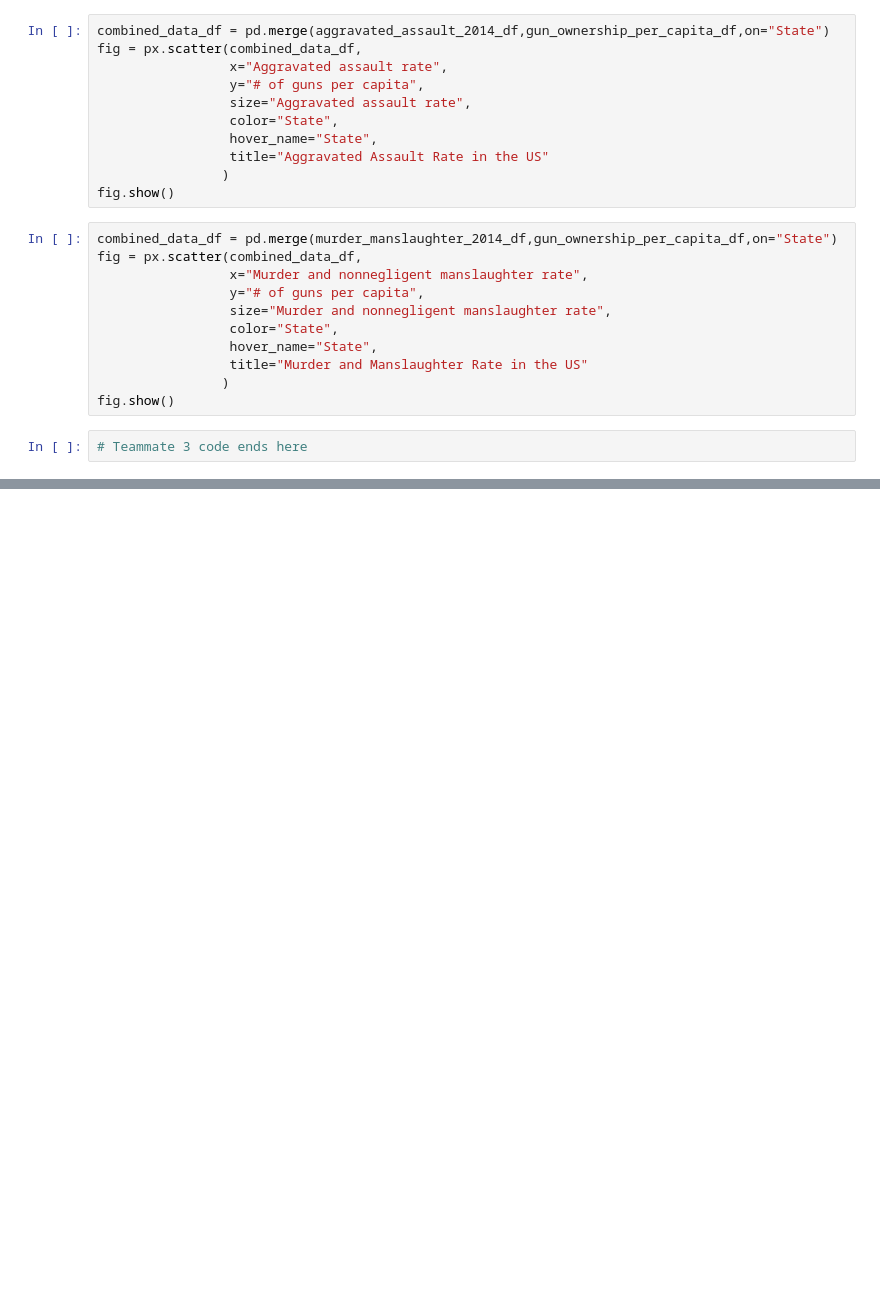
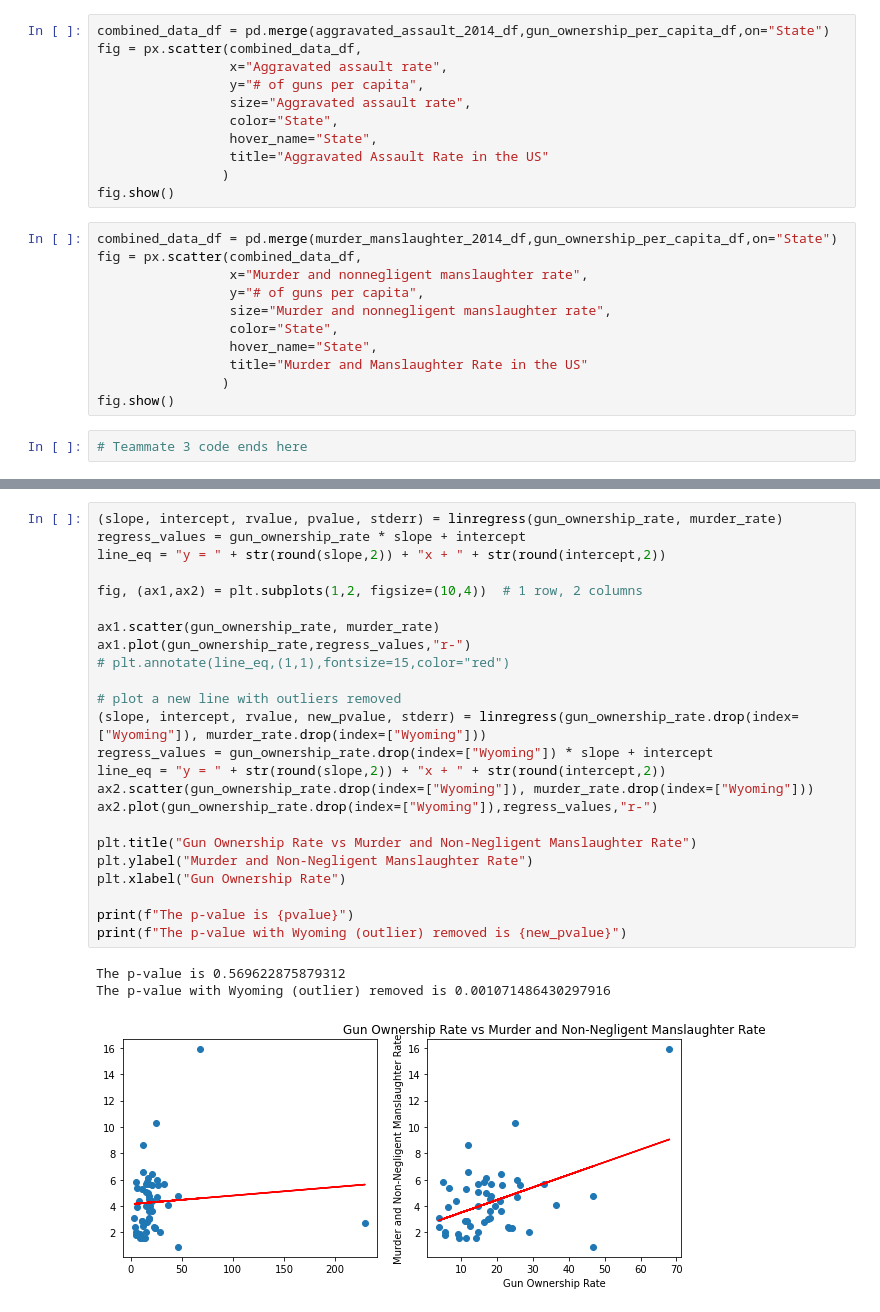
Before and after one commit to csadlo/GunOwnersAndCrime, a Jupyter notebook: analyze.ipynb, the cells around one changed output, grey strips where cells are left out. Drawn from its saved outputs; the diff is of its cells as text; blank space fills up the shorter version.

```diff
--- a/analyze.ipynb
+++ b/analyze.ipynb
@@ -427,0 +534,28 @@ fig.show()
+# %%
+(slope, intercept, rvalue, pvalue, stderr) = linregress(gun_ownership_rate, murder_rate)
+regress_values = gun_ownership_rate * slope + intercept
+line_eq = "y = " + str(round(slope,2)) + "x + " + str(round(intercept,2))
+
+fig, (ax1,ax2) = plt.subplots(1,2, figsize=(10,4))  # 1 row, 2 columns
+
+ax1.scatter(gun_ownership_rate, murder_rate)
+ax1.plot(gun_ownership_rate,regress_values,"r-")
+# plt.annotate(line_eq,(1,1),fontsize=15,color="red")
+
+# plot a new line with outliers removed
+(slope, intercept, rvalue, new_pvalue, stderr) = linregress(gun_ownership_rate.drop(index=["Wyoming"]), murder_rate.drop(index=["Wyoming"]))
+regress_values = gun_ownership_rate.drop(index=["Wyoming"]) * slope + intercept
+line_eq = "y = " + str(round(slope,2)) + "x + " + str(round(intercept,2))
+ax2.scatter(gun_ownership_rate.drop(index=["Wyoming"]), murder_rate.drop(index=["Wyoming"]))
+ax2.plot(gun_ownership_rate.drop(index=["Wyoming"]),regress_values,"r-")
+
+plt.title("Gun Ownership Rate vs Murder and Non-Negligent Manslaughter Rate")
+plt.ylabel("Murder and Non-Negligent Manslaughter Rate")
+plt.xlabel("Gun Ownership Rate")
+
+print(f"The p-value is {pvalue}")
+print(f"The p-value with Wyoming (outlier) removed is {new_pvalue}")
+# %% [output]
+The p-value is 0.569622875879312
+The p-value with Wyoming (outlier) removed is 0.001071486430297916
+[figure, added]
```
Also changed, not shown: parts of 17 cells of this notebook, 1 other file.
